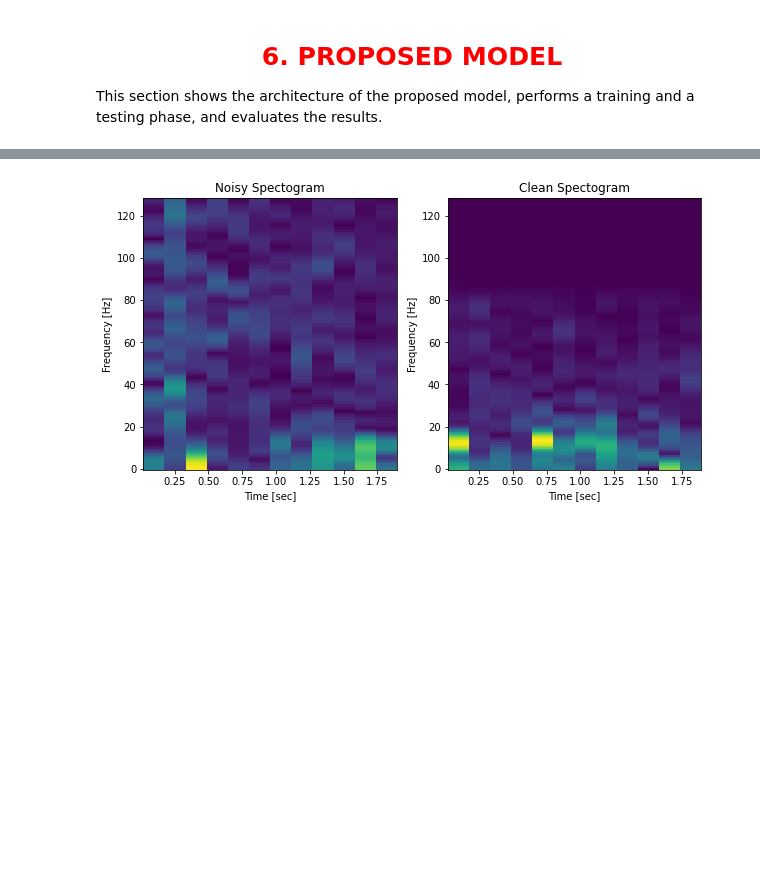
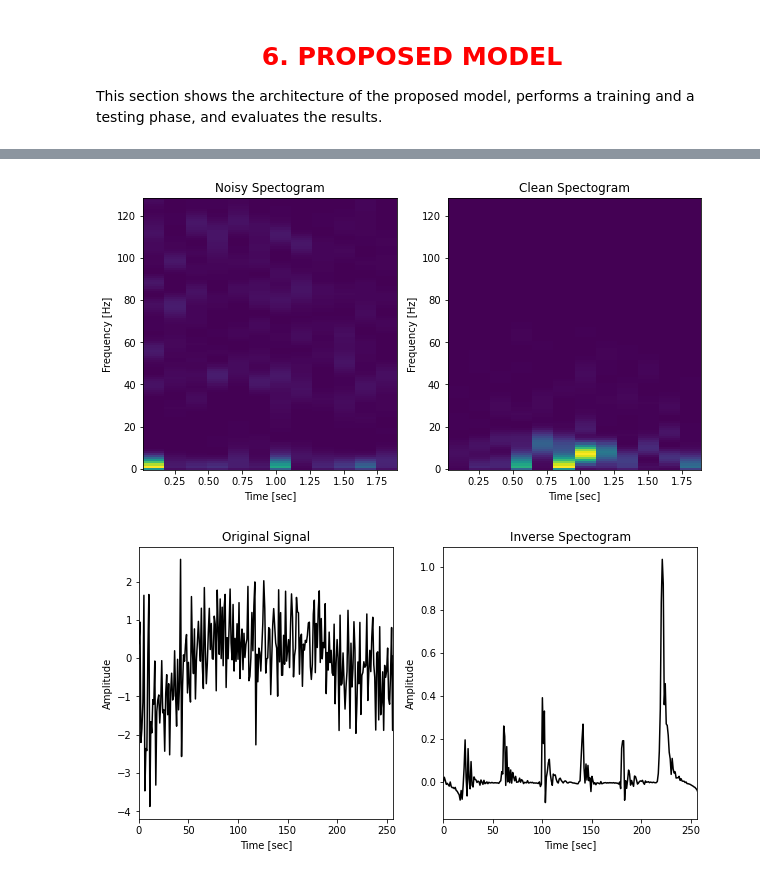
Before and after one commit to MartinaDoku2001/Thesis, a Jupyter notebook: EEG_denoising.ipynb, the cells around one changed output, grey strips where cells are left out. Cells and saved outputs as stored; diff of their text form; code cells hidden in the pictures; blank space fills up the shorter version.

Commit message:
started proposed model

```diff
--- a/EEG_denoising.ipynb
+++ b/EEG_denoising.ipynb
@@ -1237,34 +1227,77 @@ window_size = 50
 overlap = 10
 nfft = 256
 
 #create the spectogram of the signal
 def spectogram(signal, sampling_rate, window_size, overlap, nfft):
     #signal: input signal
     #sampling_rate: sampling rate of the signal
     #window_size: size of the window
     #overlap: overlap between windows
     #nfft: number of points for the fft
     #turn the signal to numpy array
     signal=np.array(signal)
-    f, t, Sxx= sp.signal.spectrogram(signal, fs=sampling_rate, window='hann', nperseg=window_size, noverlap=overlap, nfft=nfft, detrend=False, return_onesided=True, mode='magnitude')
+    #perform the spectogram with fft
+    f, t, Sxx = sp.signal.spectrogram(signal, fs=sampling_rate, window='hann', nperseg=window_size, noverlap=overlap, nfft=nfft, detrend=False, return_onesided=True, scaling='density', axis=-1, mode='psd')
     return f, t, Sxx
 
+
+def inverse_spectrogram(f: np.ndarray, t: np.ndarray, Sxx: np.ndarray, fs: int) -> np.ndarray:
+    """inverse_spectrogram calculates the inverse spectrogram
+from frequencies f, intervals t, magnitude matrix Sxx using the sample rate fs.
+Returns signal as a np.array
+    """
+    #you can not hear the phase they say
+    phases = [random.uniform(0,2*pi) for j in range(len(f))]
+    #that +1 is here for off by one rounding errors i dont care to chase
+    length= int(t[-1]*fs+1)
+    #time axis
+    out = np.zeros(length)
+    for i in range(1,len(t)):
+        duration = t[i] - t[i-1]
+        start =  t[i-1] * fs
+        tics = int(duration*fs)
+        for tic in range(tics):
+            index = int(start + tic)
+            #frequency axis
+            for j in range(len(f)):
+                magnitude = Sxx[j][i]
+                #everyone loves the sin, because it starts from the zero
+                out[index] += sin(2*pi/fs*f[j]*index+ phases[j]) * magnitude
+    return out
 f_noisy,t_noisy,Sxx_noisy=spectogram(train_dataset_EMG[0][0], 256, window_size, overlap, nfft)
-f_clean,t_clean,Sxx_clean=spectogram(test_dataset_EMG[1][0], 256, window_size, overlap, nfft)
+f_clean,t_clean,Sxx_clean=spectogram(train_dataset_EMG[1][0], 256, window_size, overlap, nfft)
 #PLOTTING NOISY SPECTOGRAM VS CLEAN SPECTOGRAM
 plt.figure(figsize=(10, 5))
 plt.subplot(1, 2, 1)
 plt.pcolormesh(t_noisy, f_noisy, Sxx_noisy)
 plt.ylabel('Frequency [Hz]')
 plt.xlabel('Time [sec]')
 plt.title('Noisy Spectogram')
 plt.subplot(1, 2, 2)
 plt.pcolormesh(t_clean, f_clean, Sxx_clean)
 plt.ylabel('Frequency [Hz]')
 plt.xlabel('Time [sec]')
 plt.title('Clean Spectogram')
 plt.show()
 
-spectogram_shape= Sxx.shape
+#PLOT ORGINAL SIGNAL VS INVERSE SPECTOGRAM
+plt.figure(figsize=(10, 5))
+plt.subplot(1, 2, 1)
+#plot the original signal
+plt.plot(train_dataset_EMG[0][0], 'k')
+plt.ylabel('Amplitude')
+plt.xlabel('Time [sec]')
+plt.title('Original Signal')
+plt.xlim(0, 256)
+
+plt.subplot(1, 2, 2)
+#plot the inverse spectogram
+plt.plot(inverse_spectogram(Sxx_noisy, 256, window_size, overlap, nfft), 'k')
+plt.ylabel('Amplitude')
+plt.xlabel('Time [sec]')
+plt.title('Inverse Spectogram')
+plt.xlim(0, 256)
+plt.show()
 # %% [output]
-[figure, old version]
+[figure, new version]
+[figure, added]
```
Also changed, not shown: parts of 7 cells of this notebook.
